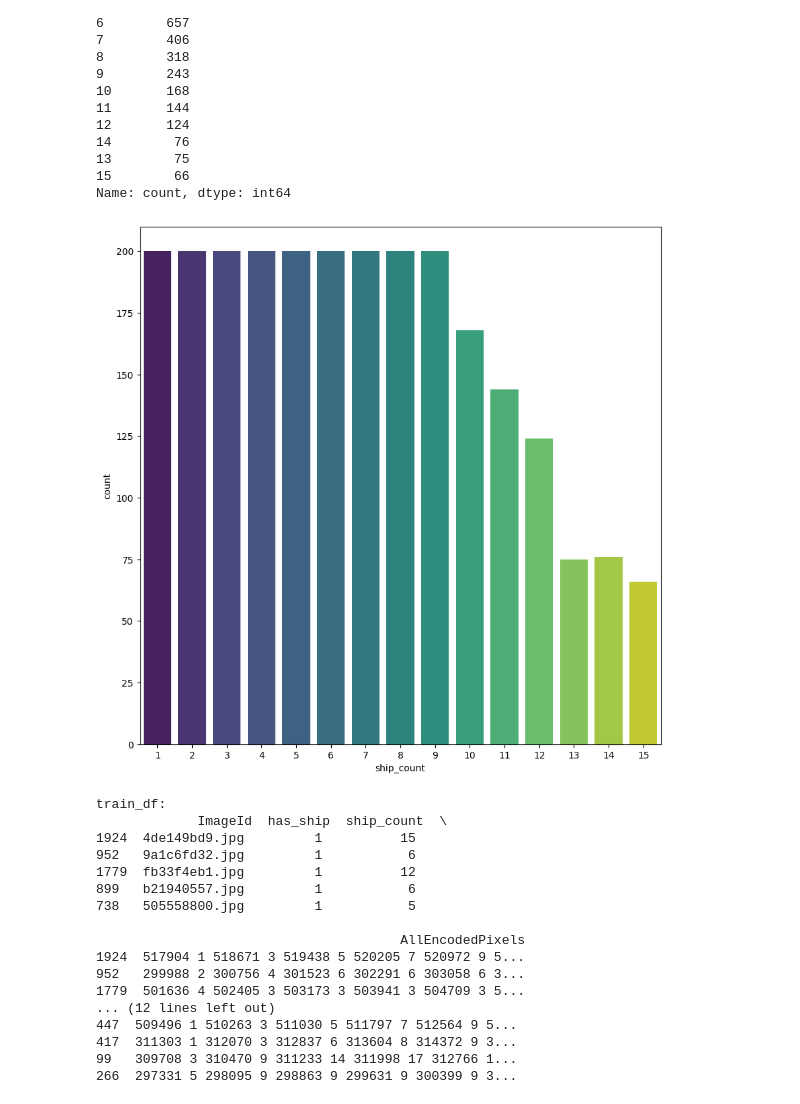
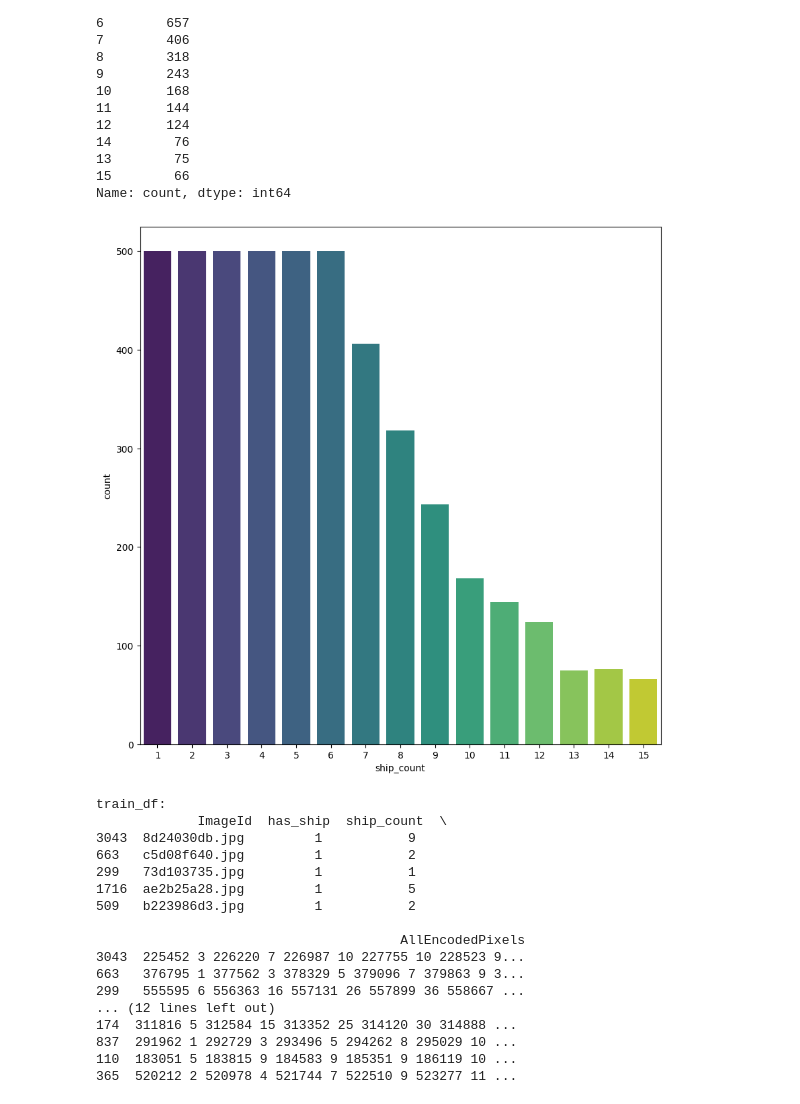
Before and after one commit to mykola-mmm/airbus_kaggel, a Jupyter notebook: notebookc1310aa8db.ipynb, the cells around one changed output. Saved outputs shown, nothing was run; the diff lists cells and outputs as text; code cells hidden in the pictures.

```diff
--- a/notebookc1310aa8db.ipynb
+++ b/notebookc1310aa8db.ipynb
@@ -111,28 +114,28 @@ ship_count
 Name: count, dtype: int64
 # %%
 # balance dataset
-NUM_SAMPLES = 200
+NUM_SAMPLES = 500
 # NUM_SAMPLES = value_counts.min()
 
 balanced_df = pd.DataFrame()
 
 for value in value_counts.index:
     subset = df[df['ship_count'] == value]
     number_samples = NUM_SAMPLES if NUM_SAMPLES < len(subset) else len(subset)
 #     print(f"subset len - {len(subset)}")
     resampled_subset = resample(subset, replace=False, n_samples=number_samples, random_state=42)
     balanced_df = pd.concat([balanced_df, resampled_subset])
 
 # drop images with less than 10 ships
 
 balanced_df = balanced_df[balanced_df['ship_count'] >= 1]
 
 
 plt.figure(figsize=(10,10))
 sns.countplot(x='ship_count', data=balanced_df, palette='viridis')
 plt.show()
 # %% [output]
-[figure, old version]
+[figure, new version]
 # %%
 # split train data into train and validation
 train_ids, validation_ids = train_test_split(
@@ -146,21 +149,21 @@ print(f"validation_df:\n {validation_df.sample(5)}")
 # %% [output]
 train_df:
              ImageId  has_ship  ship_count  \
-1924  4de149bd9.jpg         1          15
-952   9a1c6fd32.jpg         1           6
-1779  fb33f4eb1.jpg         1          12
-899   b21940557.jpg         1           6
-738   505558800.jpg         1           5
+3043  8d24030db.jpg         1           9
+663   c5d08f640.jpg         1           2
+299   73d103735.jpg         1           1
+1716  ae2b25a28.jpg         1           5
+509   b223986d3.jpg         1           2
 
                                        AllEncodedPixels
-1924  517904 1 518671 3 519438 5 520205 7 520972 9 5...
-952   299988 2 300756 4 301523 6 302291 6 303058 6 3...
-1779  501636 4 502405 3 503173 3 503941 3 504709 3 5...
+3043  225452 3 226220 7 226987 10 227755 10 228523 9...
+663   376795 1 377562 3 378329 5 379096 7 379863 9 3...
+299   555595 6 556363 16 557131 26 557899 36 558667 ...
 ... (12 lines left out)
-447  509496 1 510263 3 511030 5 511797 7 512564 9 5...
-417  311303 1 312070 3 312837 6 313604 8 314372 9 3...
-99   309708 3 310470 9 311233 14 311998 17 312766 1...
-266  297331 5 298095 9 298863 9 299631 9 300399 9 3...
+174  311816 5 312584 15 313352 25 314120 30 314888 ...
+837  291962 1 292729 3 293496 5 294262 8 295029 10 ...
+110  183051 5 183815 9 184583 9 185351 9 186119 10 ...
+365  520212 2 520978 4 521744 7 522510 9 523277 11 ...
 # %%
 #utility functions
 def rle_to_mask(starts, lengths, height, width):
```
Also changed, not shown: parts of 12 cells of this notebook.
